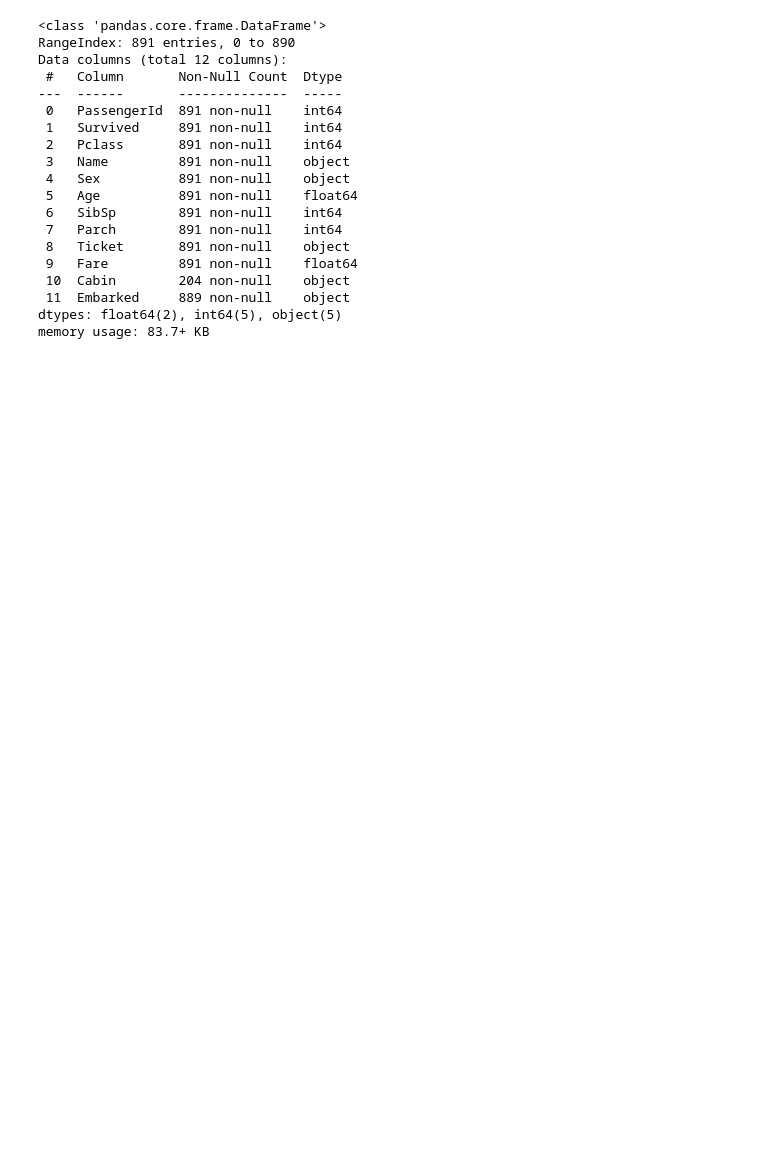
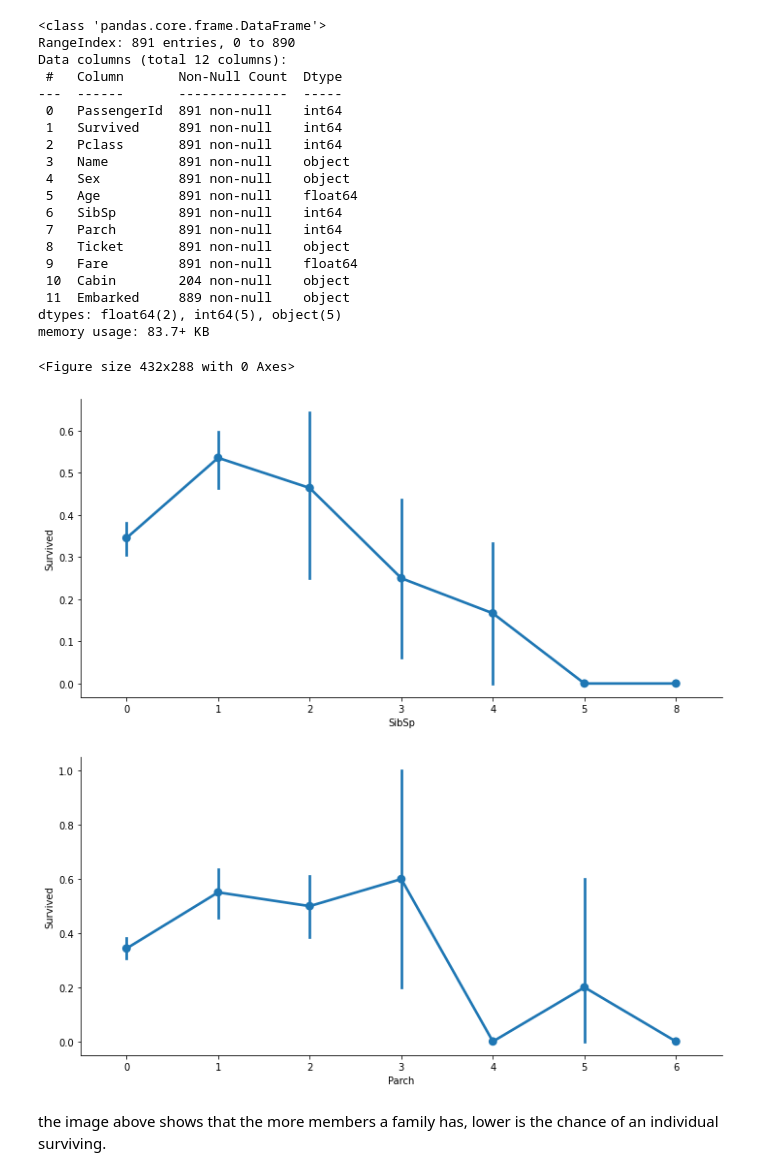
Before and after one commit to saulotp/data-science-competitions, a Jupyter notebook: titanic/main.ipynb, the cells around one changed output. Saved outputs shown, nothing was run; the diff lists cells and outputs as text; code cells hidden in the pictures; blank space fills up the shorter version.

```diff
--- a/titanic/main.ipynb
+++ b/titanic/main.ipynb
@@ -87,3 +75,13 @@ Data columns (total 12 columns):
  11  Embarked     889 non-null    object
 dtypes: float64(2), int64(5), object(5)
 memory usage: 83.7+ KB
+# %%
+for i,col  in enumerate(['SibSp', 'Parch']):
+    plt.figure(i)
+    sns.catplot(x=col, y='Survived', data=train, kind='point', aspect=2)
+# %% [output]
+<Figure size 432x288 with 0 Axes>
+[figure, added]
+[figure, added]
+# %% [markdown]
+the image above shows that the more members a family has, lower is the chance of an individual surviving.
```
Also changed, not shown: parts of 23 cells of this notebook, 6 other files.
